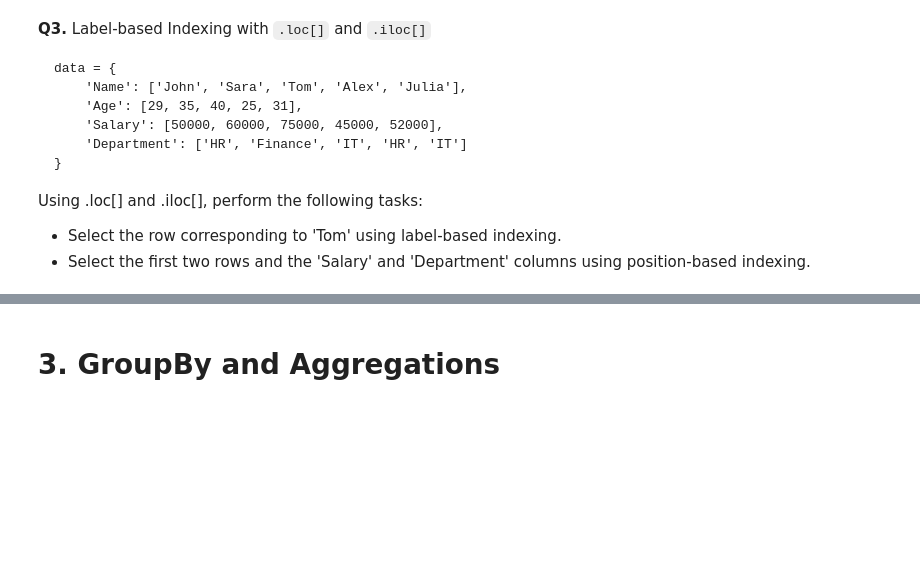
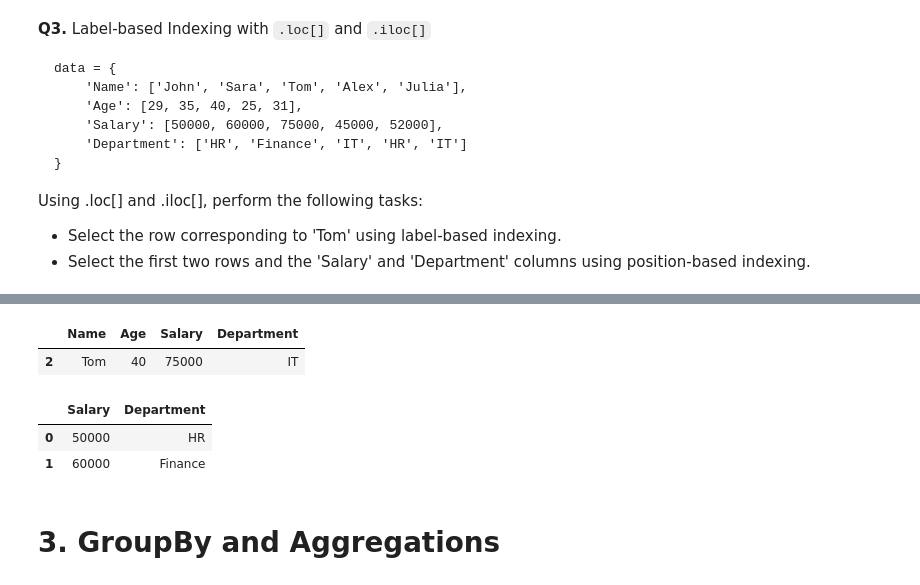
Before and after one commit to Diver202/PSDV, a Jupyter notebook: Lab2/Lab2_Pandas_Matplotlib.ipynb, the cells around one changed output, grey strips where cells are left out. Saved outputs shown, nothing was run; the diff lists cells and outputs as text; code cells hidden in the pictures; blank space fills up the shorter version.

```diff
--- a/Lab2/Lab2_Pandas_Matplotlib.ipynb
+++ b/Lab2/Lab2_Pandas_Matplotlib.ipynb
@@ -219,3 +229,17 @@ data = {
+# %%
+# Selecting the row corresponding to Tom
+row = df.loc[df['Name'] == 'Tom']
+row
+# %% [output]
+|  | Name | Age | Salary | Department |
+| 2 | Tom | 40 | 75000 | IT |
+# %%
+subdf = df.iloc[:2, [2,3]]
+subdf
+# %% [output]
+|  | Salary | Department |
+| 0 | 50000 | HR |
+| 1 | 60000 | Finance |
 # %% [markdown]
 # 3. GroupBy and Aggregations
 # %% [markdown]
```
Also changed, not shown: parts of 1 cell of this notebook.
